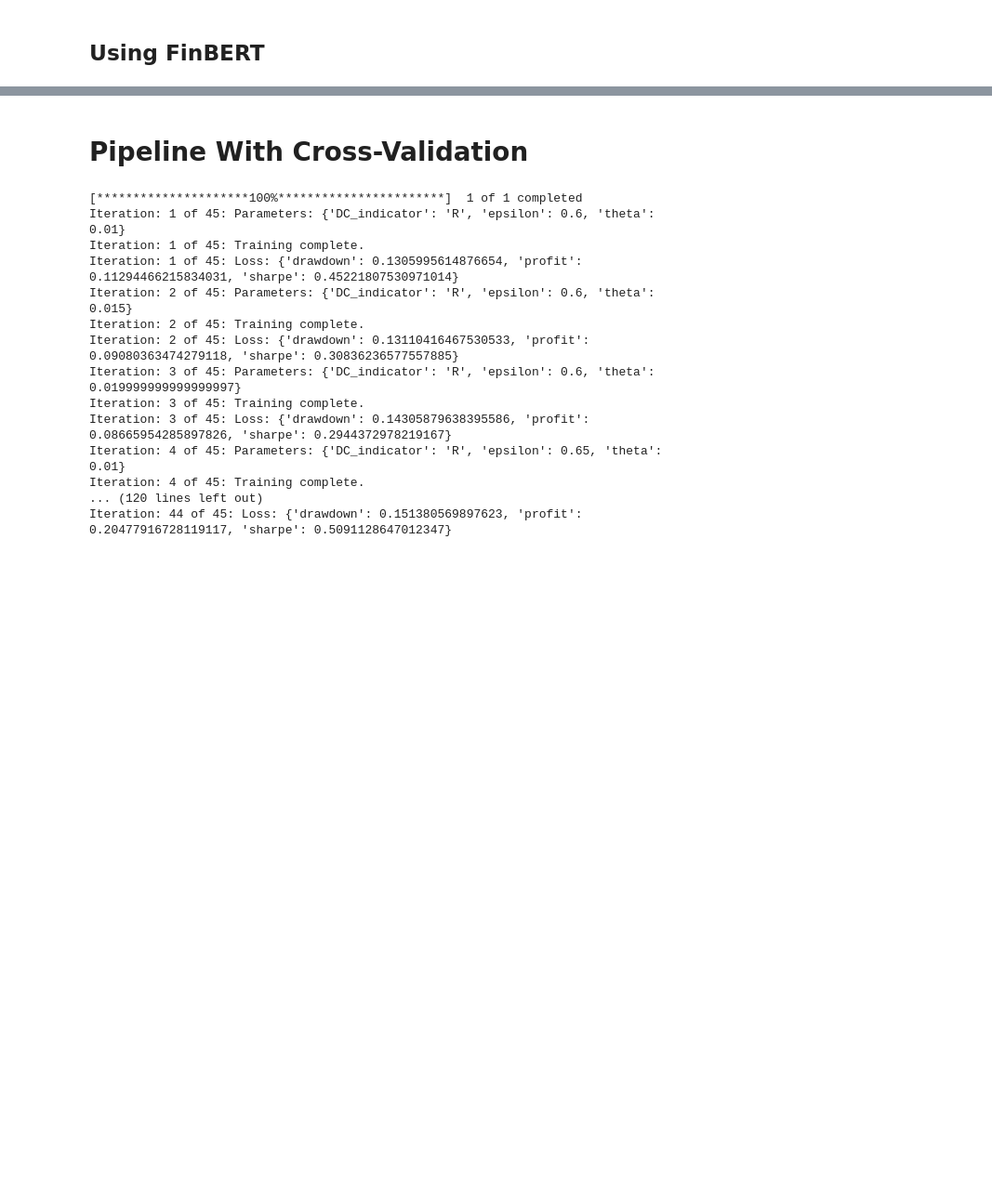
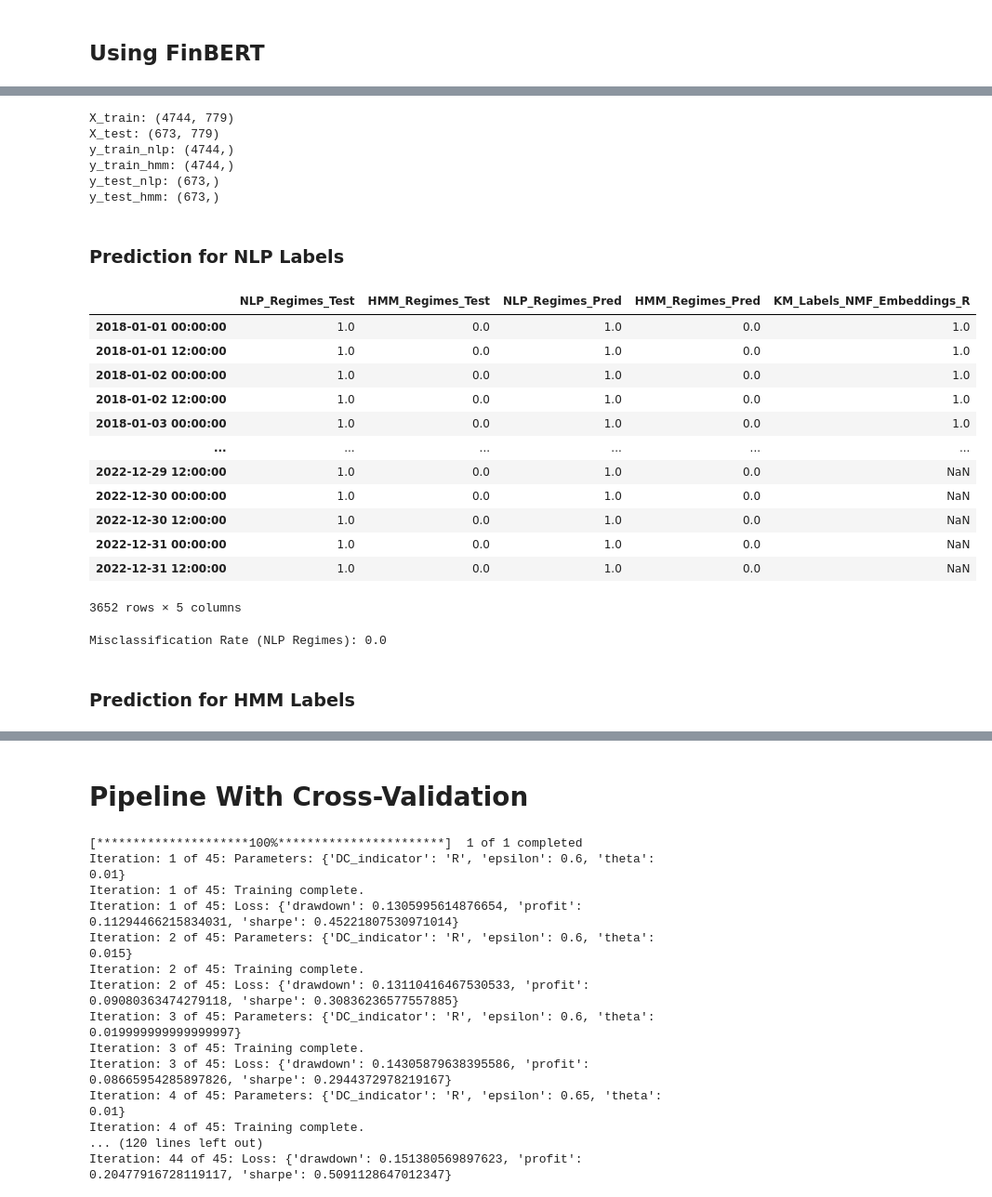
Before and after one commit to uday-31/regime-modeling-with-NLP, a Jupyter notebook: working_notebook_dhruv.ipynb, the cells around one changed output, grey strips where cells are left out. Shown at 93% size. Drawn from its saved outputs; the diff is of its cells as text; code cells hidden in the pictures; blank space fills up the shorter version.

```diff
--- a/working_notebook_dhruv.ipynb
+++ b/working_notebook_dhruv.ipynb
@@ -587,3 +414,15 @@ def word_embedding_to_np(text: str):
 # %%
 finbert_embeddings_train = train_data.text.apply(word_embedding_to_np)
 finbert_embeddings_test = test_data.text.apply(word_embedding_to_np)
+# %%
+finbert_embeddings_train = pd.DataFrame(
+    np.array(list(map(lambda x: list(x), finbert_embeddings_train.values))),
+    columns=[f"Word {i}" for i in range(len(finbert_embeddings_train.values[0]))],
+    index=train_data.index,
+)
+
+finbert_embeddings_test = pd.DataFrame(
+    np.array(list(map(lambda x: list(x), finbert_embeddings_test.values))),
+    columns=[f"Word {i}" for i in range(len(finbert_embeddings_test.values[0]))],
+    index=test_data.index,
+)
@@ -589,0 +487,5 @@ finbert_embeddings_test = test_data.text.apply(word_embedding_to_np)
+# %%
+# Flags to change covariates used in NB Classifier
+USE_TOPIC_MODEL_PDF = True
+USE_WORD_EMBEDDINGS = True
+USE_R_VALUES = True
@@ -589,0 +620,54 @@ finbert_embeddings_test = test_data.text.apply(word_embedding_to_np)
+# %%
+X_train, X_test, y_train_nlp, y_train_hmm, y_test_nlp, y_test_nlp = make_data_NB()
+# %% [output]
+X_train: (4744, 779)
+X_test: (673, 779)
+y_train_nlp: (4744,)
+y_train_hmm: (4744,)
+y_test_nlp: (673,)
+y_test_hmm: (673,)
+# %% [markdown]
+### Prediction for NLP Labels
+# %%
+y_pred_nlp = do_all_NBC(
+    X_train.values,
+    y_train_nlp.values,
+    X_test.values,
+)
+
+y_pred_nlp = pd.DataFrame.from_dict({
+    'KM_Labels_NMF_Embeddings_R': y_pred_nlp
+}).set_index(index_test)
+
+test_regimes = pd.merge(
+    left=test_regimes,
+    right=y_pred_nlp,
+    how="left",
+    left_index=True,
+    right_index=True,
+).bfill()
+
+test_regimes.NLP_Regimes_Pred = test_regimes.NLP_Regimes_Pred.ffill()
+
+display(test_regimes)
+
+misc_rate_nlp = np.sum(test_regimes.NLP_Regimes_Pred != test_regimes.NLP_Regimes_Test) / test_regimes.shape[0]
+
+print(f"Misclassification Rate (NLP Regimes): {misc_rate_nlp}")
+# %% [output]
+|  | NLP_Regimes_Test | HMM_Regimes_Test | NLP_Regimes_Pred | HMM_Regimes_Pred | KM_Labels_NMF_Embeddings_R |
+| 2018-01-01 00:00:00 | 1.0 | 0.0 | 1.0 | 0.0 | 1.0 |
+| 2018-01-01 12:00:00 | 1.0 | 0.0 | 1.0 | 0.0 | 1.0 |
+| 2018-01-02 00:00:00 | 1.0 | 0.0 | 1.0 | 0.0 | 1.0 |
+| 2018-01-02 12:00:00 | 1.0 | 0.0 | 1.0 | 0.0 | 1.0 |
+| 2018-01-03 00:00:00 | 1.0 | 0.0 | 1.0 | 0.0 | 1.0 |
+| ... | ... | ... | ... | ... | ... |
+| 2022-12-29 12:00:00 | 1.0 | 0.0 | 1.0 | 0.0 | NaN |
+| 2022-12-30 00:00:00 | 1.0 | 0.0 | 1.0 | 0.0 | NaN |
+| 2022-12-30 12:00:00 | 1.0 | 0.0 | 1.0 | 0.0 | NaN |
+| 2022-12-31 00:00:00 | 1.0 | 0.0 | 1.0 | 0.0 | NaN |
+| 2022-12-31 12:00:00 | 1.0 | 0.0 | 1.0 | 0.0 | NaN |
+3652 rows × 5 columns
+Misclassification Rate (NLP Regimes): 0.0
+# %% [markdown]
+### Prediction for HMM Labels
```
Also changed, not shown: parts of 20 cells of this notebook.
